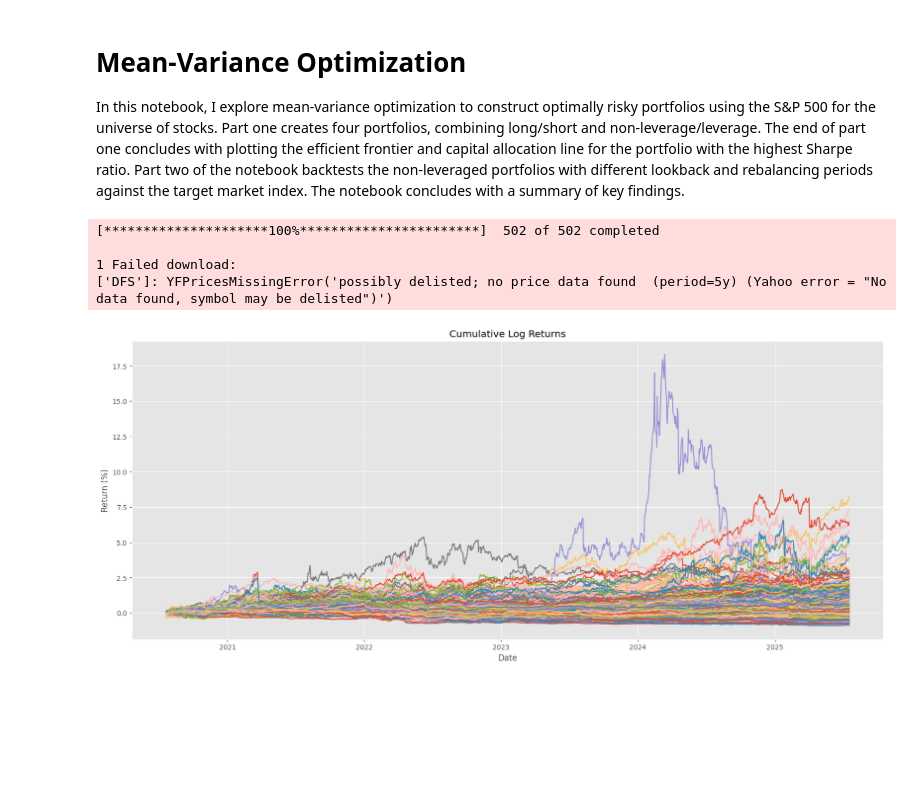
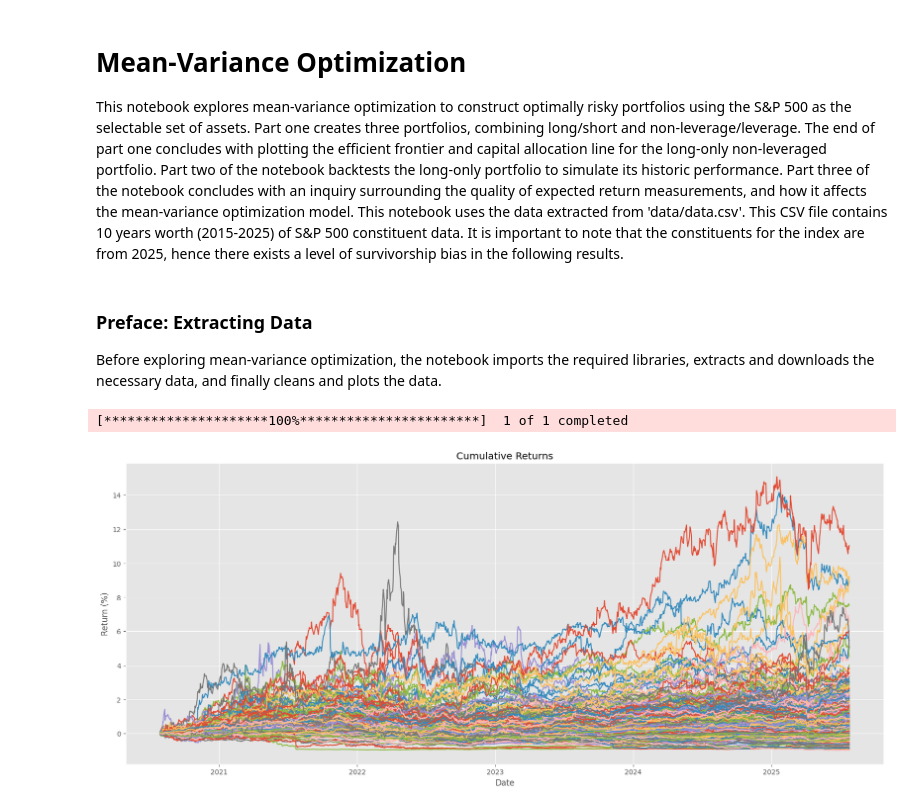
Before and after one commit to tzabcoder/QuantitativeFinance, a Jupyter notebook: Optimization/mean_variance_optimization.ipynb, the cells around one changed output. Cells and saved outputs as stored; diff of their text form; code cells hidden in the pictures; blank space fills up the shorter version.

```diff
--- a/Optimization/mean_variance_optimization.ipynb
+++ b/Optimization/mean_variance_optimization.ipynb
@@ -1,6 +1,9 @@
 # %% [markdown]
 # Mean-Variance Optimization
-In this notebook, I explore mean-variance optimization to construct optimally risky portfolios using the S&P 500 for the universe of stocks. Part one creates four portfolios, combining long/short and non-leverage/leverage. The end of part one concludes with plotting the efficient frontier and capital allocation line for the portfolio with the highest Sharpe ratio. Part two of the notebook backtests the non-leveraged portfolios with different lookback and rebalancing periods against the target market index. The notebook concludes with a summary of key findings.
+This notebook explores mean-variance optimization to construct optimally risky portfolios using the S&P 500 as the selectable set of assets. Part one creates three portfolios, combining long/short and non-leverage/leverage. The end of part one concludes with plotting the efficient frontier and capital allocation line for the long-only non-leveraged portfolio. Part two of the notebook backtests the long-only portfolio to simulate its historic performance. Part three of the notebook concludes with an inquiry surrounding the quality of expected return measurements, and how it affects the mean-variance optimization model. This notebook uses the data extracted from 'data/data.csv'. This CSV file contains 10 years worth (2015-2025) of S&P 500 constituent data. It is important to note that the constituents for the index are from 2025, hence there exists a level of survivorship bias in the following results.
+# %% [markdown]
+### Preface: Extracting Data
+Before exploring mean-variance optimization, the notebook imports the required libraries, extracts and downloads the necessary data, and finally cleans and plots the data.
 # %%
 # Imports
 import matplotlib.pyplot as plt
@@ -13,32 +16,45 @@ from scipy.optimize import minimize
 # Settings
 plt.style.use('ggplot')
 # %%
-# Download and clean the data
-risk_free = 0.043   # US 1M Rate (approximate for time notebook was created)
-borrow_rate = 0.065 # Margin rate for borrowing
+# Extract the stock the data
+stock_data = pd.read_csv('data/data.csv')
+stock_data.set_index('Date', inplace=True)
 
-tickers = pd.read_csv('data/sp500_companies.csv')['Symbol'].to_list()
+# Convert to float
+stock_data = stock_data.astype(float)
 
-data = yf.download(tickers, period='5y', interval='1d', auto_adjust=True)['Close']
-data.dropna(axis=1, inplace=True)
+# Convert index to datetime
+stock_data.index = pd.to_datetime(stock_data.index)
-# %% [output]
-[*********************100%***********************]  502 of 502 completed
-
-1 Failed download:
-['DFS']: YFPricesMissingError('possibly delisted; no price data found  (period=5y) (Yahoo error = "No data found, symbol may be delisted")')
+# %%
+# Download 1M US T-Bill interest rate data (risk-free rate)
+# Convert the data to percentages
+rf_data = yf.download('^IRX', start=stock_data.index[0], end=stock_data.index[-1], auto_adjust=True)['Close'] / 100
+
+# Set the margin rate for borrowing
+borrow_rate = rf_data.iloc[-1]['^IRX'] + 0.025
+# %% [output]
+[*********************100%***********************]  1 of 1 completed
 # %%
-# Calculate the daily returns (log)
-returns = np.log(data / data.shift(1)).dropna()
+# Use only the past 5 years of data for the test portfolios
+N = 252 * 5
+train_data = stock_data.iloc[N:]
 
+# Calculate the daily returns
+returns = train_data.pct_change(fill_method=None)
+
+# Clean the daily and cumulative returns
+# Keeping only the full return series
+returns = returns.iloc[1:].dropna(axis=1)
 cumulative_returns = (1 + returns).cumprod() - 1
 
 plt.figure(figsize=(20, 8))
-plt.plot(cumulative_returns)
-plt.title("Cumulative Log Returns")
+plt.plot(cumulative_returns.index, cumulative_returns)
+plt.title("Cumulative Returns")
 plt.xlabel("Date")
 plt.ylabel("Return (%)")
+plt.grid(True)
 plt.show()
 # %% [output]
-[figure, old version]
+[figure, new version]
 # %% [markdown]
 ### Part 1: Optimally Risky Portfolios
```
Also changed, not shown: parts of 17 cells of this notebook, 1 other file.
